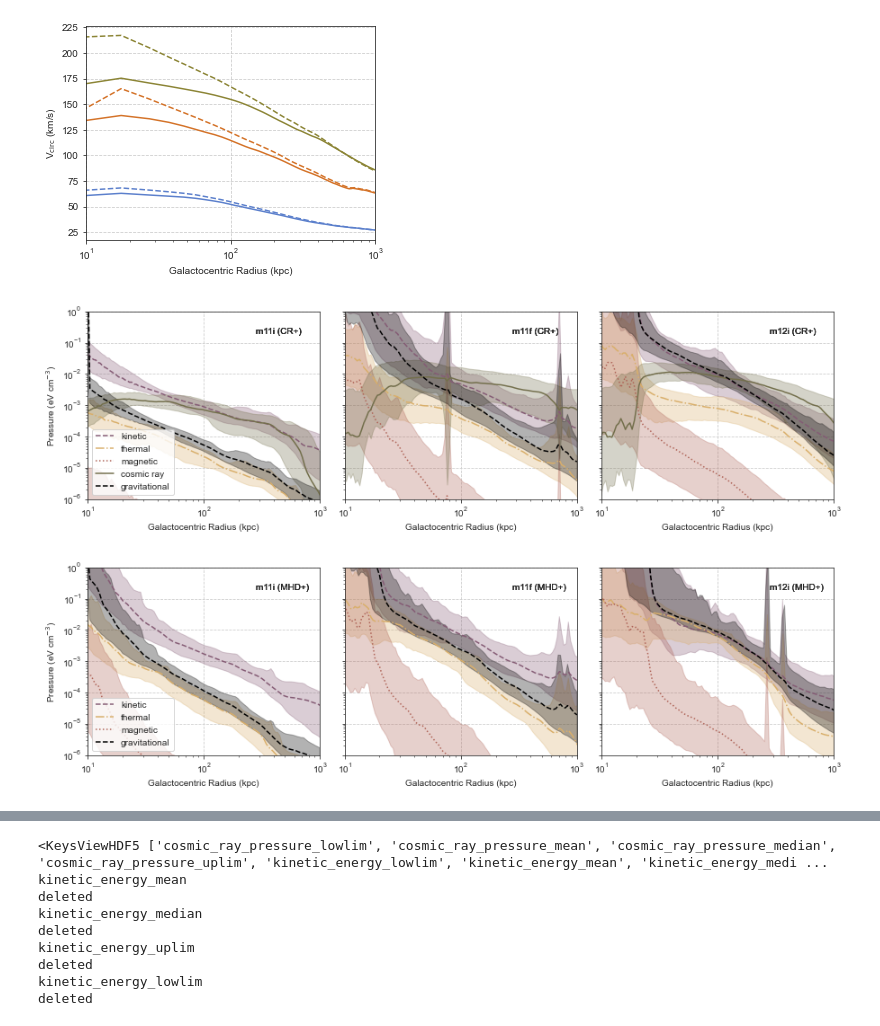
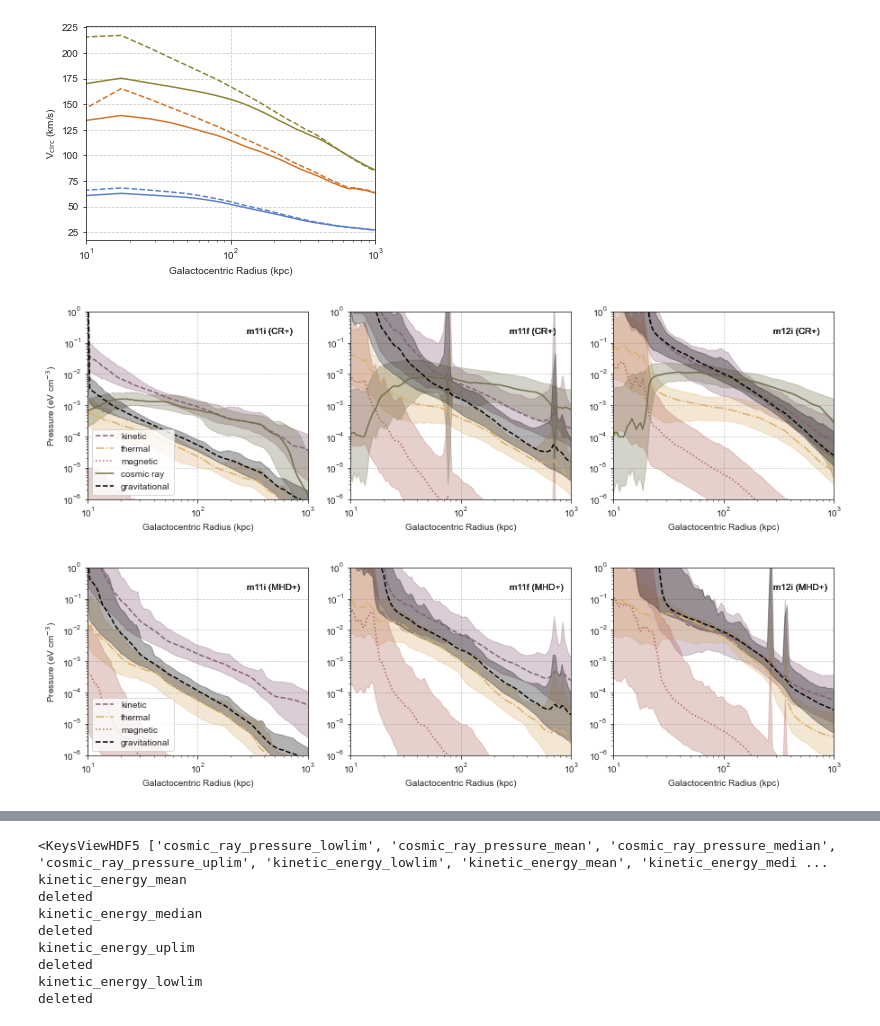
Before and after one commit to ibutsky/cr_diff_cgm, a Jupyter notebook: paper_plots.ipynb, the cells around one changed output, grey strips where cells are left out. Drawn from its saved outputs; the diff is of its cells as text; code cells hidden in the pictures.

Commit message:
removing old way of calculating pressure profiles, cleaning up paper plots

```diff
--- a/paper_plots.ipynb
+++ b/paper_plots.ipynb
@@ -139,13 +137,13 @@ def plot_pressure_profiles(model_type, weight_field = 'density', dens_threshold
 
 
     fig, ax = plt.subplots(ncols = len(model_list), figsize = (4.2*len(model_list),3.8),
-                           sharex = True, sharey = True)
+                           sharex = True, sharey = False)
     #ax.set_xscale('log')
     ax[0].set_xlim(10, 1000)
 
     for i, model in enumerate(model_list):
        # data = ph.get_radial_pressure_profile_data(model, field_list = pressure_field_list, weight_field = weight_field)
-        data = load_pressure_profiles(model, field_list = pressure_field_list, dens_threshold = dens_threshold)
+        data = ph.load_pressure_profiles(model, field_list = pressure_field_list, dens_threshold = dens_threshold)
         r = data['radius']
         for j, field in enumerate(pressure_field_list):
           #  print(model, field, data['%s_median'%field], data['%s_lowlim'%field],  data['%s_uplim'%field])
@@ -156,41 +154,36 @@ def plot_pressure_profiles(model_type, weight_field = 'density', dens_threshold
             ax[i].text(2.8e2, 0.2, ph.get_label(model), )
 
         # add pgrav
-        radius, pgrav, lowlim, uplim = get_pgrav(model)
+        radius, pgrav, lowlim, uplim = ph.get_pgrav(model)
         ax[i].plot(radius, pgrav, color = 'black', linestyle = 'dashed', label = 'gravitational')
         ax[i].fill_between(radius, lowlim, uplim, color = 'black', alpha = 0.3)
 
-        if model_type == '':
-            radius, crp, lowlim, uplim = get_crp(model)
-            ax[i].plot(radius, crp, color = 'blue', linestyle = 'dashed')
-            ax[i].fill_between(radius, lowlim, uplim, color = 'blue', alpha = 0.3)
 
         ax[i].set_yscale('log')
         ax[i].set_xscale('log')
         ax[i].set_xlabel('Galactocentric Radius (kpc)')
         ax[0].set_ylabel('Pressure (eV cm$^{-3}$)')
-       # ax[i].set_title(model)
         ax[i].set_ylim(1e-6, 1)
 
     ax[0].legend(loc = 3)
     fig.tight_layout()
 
     if model_type == 'cr':
         fig_label = 'cr'
     else:
         fig_label = 'mhd'
     if dens_threshold:
         plt.savefig('plots/pressure_profile_rho%e_%s.png'%(dens_threshold, fig_label), dpi = 300)
     else:
         plt.savefig('plots/pressure_profile_%s.png'%(fig_label), dpi = 300)
 
 
 dens_threshold = None
 plot_pressure_profiles('cr', dens_threshold = dens_threshold)
 plot_pressure_profiles('mhd', dens_threshold = dens_threshold)
 
 
 # NOTE check CR profiles for mass weighted and not. concerned the weighting was off inside the code
 # %% [output]
-[figure, old version]
+[figure, new version]
-[figure, old version]
+[figure, new version]
```
Also changed, not shown: parts of 23 cells of this notebook, 2 other files.
